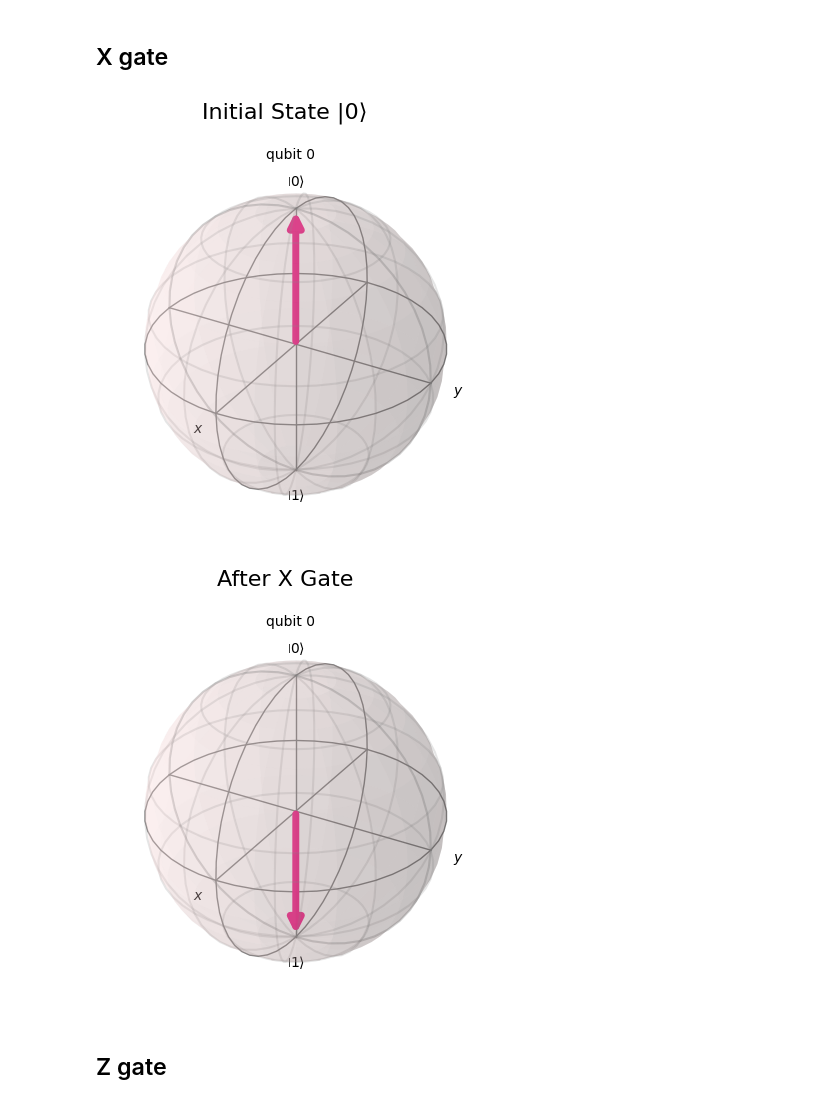
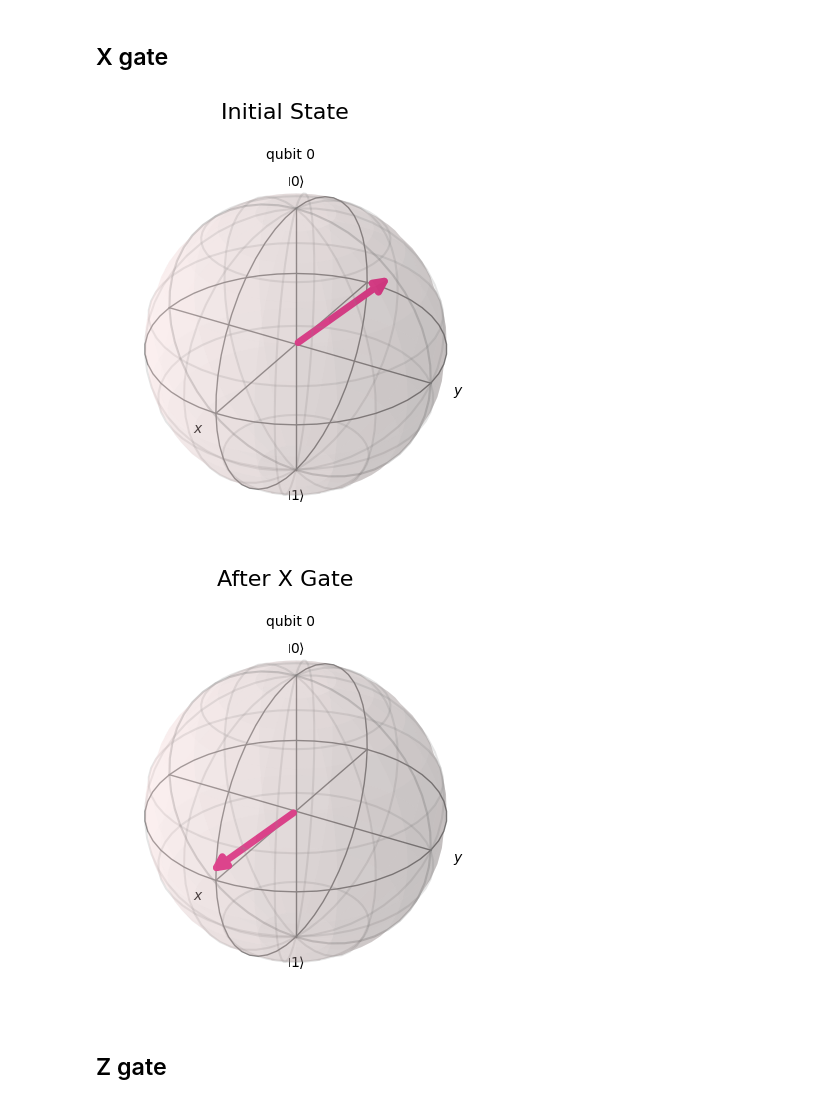
Before and after one commit to taxfree-python/quantum_computer_demo, a Jupyter notebook: qc_demo_bloch_vector.ipynb, the cells around one changed output. Saved outputs shown, nothing was run; the diff lists cells and outputs as text; code cells hidden in the pictures.

```diff
--- a/qc_demo_bloch_vector.ipynb
+++ b/qc_demo_bloch_vector.ipynb
@@ -29,11 +30,17 @@ from qiskit.quantum_info import Statevector
 # %% [markdown]
 ## X gate
-# %%
-# 初期状態の量子ビットを準備（|0⟩ 状態）
-initial_state = Statevector.from_label('0')
-plot_bloch_multivector(initial_state, title="Initial State |0⟩")
-# %% [output]
-[figure, removed]
+# %%
+# 角度 theta と phi を定義
+theta = np.pi / 4
+phi = np.pi / 2
+
+# Bloch sphere 上の任意の点を表す量子ビットの状態を定義
+initial_state = Statevector([np.cos(theta / 2), np.exp(1j * phi) * np.sin(theta / 2)])
+
+# 初期状態の量子ビットを定義
+plot_bloch_multivector(initial_state, title="Initial State")
+# %% [output]
+[figure, added]
 # %%
 # Xゲートを適用する量子回路を準備
 qc = QuantumCircuit(1)
@@ -47,6 +54,6 @@ final_state = initial_state.evolve(qc)
 # Xゲート適用後の状態をプロット
 plot_bloch_multivector(final_state, title="After X Gate")
 # %% [output]
-[figure, old version]
+[figure, new version]
 # %% [markdown]
 ## Z gate
```
Also changed, not shown: parts of 5 cells of this notebook.
